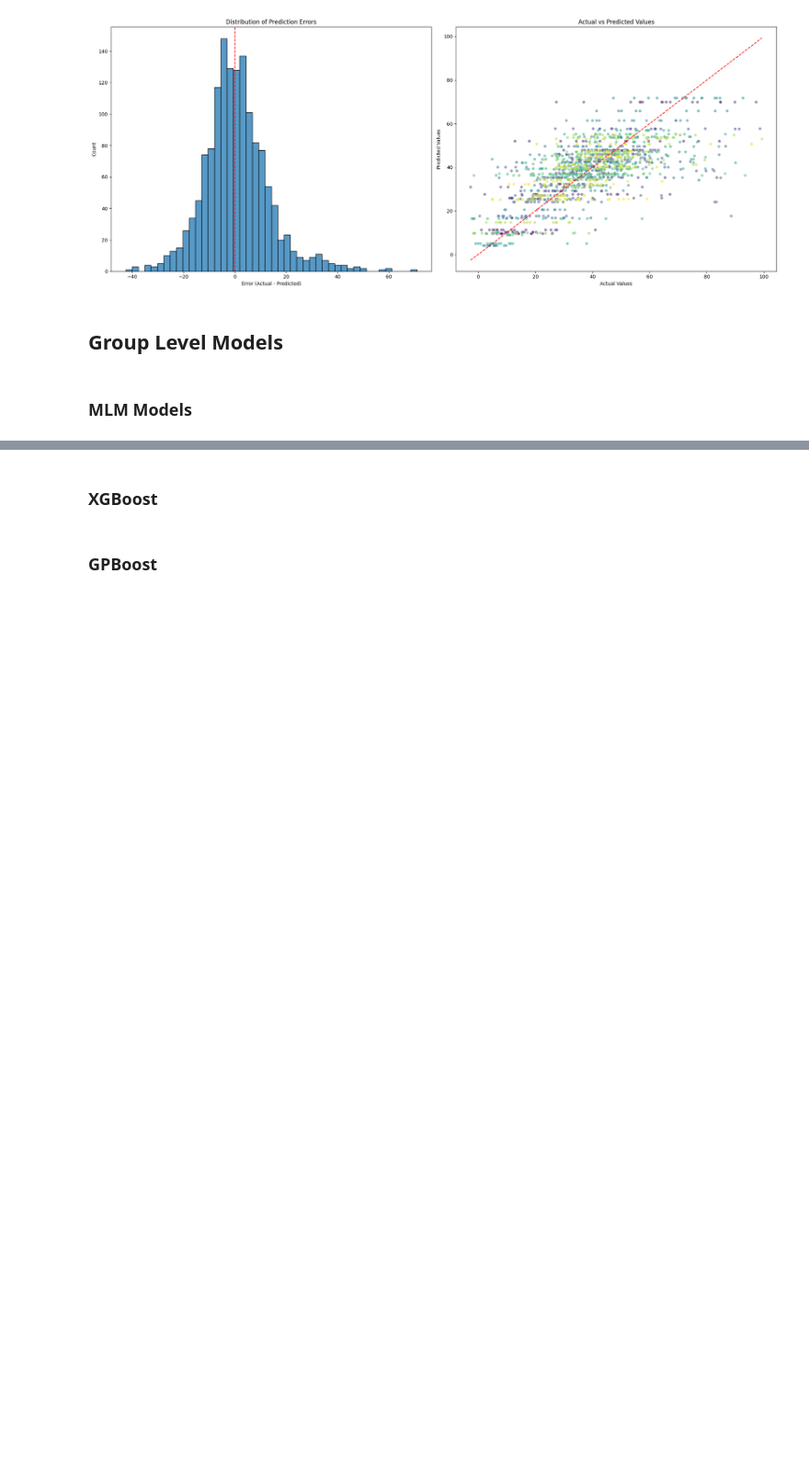
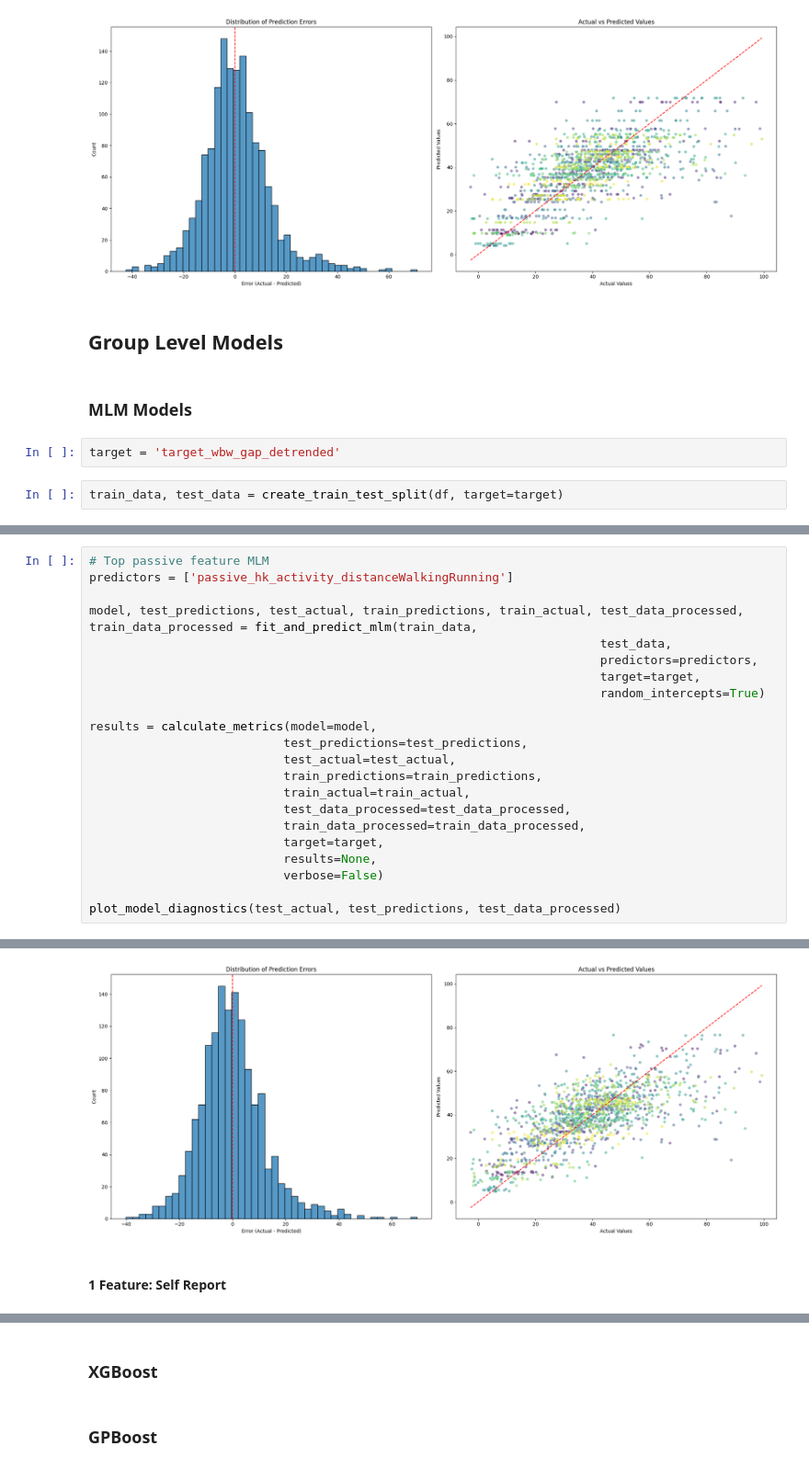
Before and after one commit to danieljwilson/3_3_experience_sampling, a Jupyter notebook: 3_3_3_data_analysis/02_analysis/Models/10_IBG_Dynamics_results.ipynb, the cells around one changed output, grey strips where cells are left out. Shown at 92% size. Cells and saved outputs as stored; diff of their text form; blank space fills up the shorter version.

```diff
--- a/3_3_3_data_analysis/02_analysis/Models/10_IBG_Dynamics_results.ipynb
+++ b/3_3_3_data_analysis/02_analysis/Models/10_IBG_Dynamics_results.ipynb
@@ -351,3 +1135,7 @@ Number of subjects in test: 104
 ## Group Level Models
 # %% [markdown]
 ### MLM Models
+# %%
+target = 'target_wbw_gap_detrended'
+# %%
+train_data, test_data = create_train_test_split(df, target=target)
@@ -353,0 +1165,23 @@ Number of subjects in test: 104
+# %%
+# Top passive feature MLM
+predictors = ['passive_hk_activity_distanceWalkingRunning']
+
+model, test_predictions, test_actual, train_predictions, train_actual, test_data_processed, train_data_processed = fit_and_predict_mlm(train_data,
+                                                                       test_data,
+                                                                       predictors=predictors,
+                                                                       target=target,
+                                                                       random_intercepts=True)
+
+results = calculate_metrics(model=model,
+                           test_predictions=test_predictions,
+                           test_actual=test_actual,
+                           train_predictions=train_predictions,
+                           train_actual=train_actual,
+                           test_data_processed=test_data_processed,
+                           train_data_processed=train_data_processed,
+                           target=target,
+                           results=None,
+                           verbose=False)
+
+plot_model_diagnostics(test_actual, test_predictions, test_data_processed)
+# %% [output]
@@ -353,0 +1205,3 @@ Number of subjects in test: 104
+[figure, added]
+# %% [markdown]
+#### 1 Feature: Self Report
```
Also changed, not shown: parts of 22 cells of this notebook.
